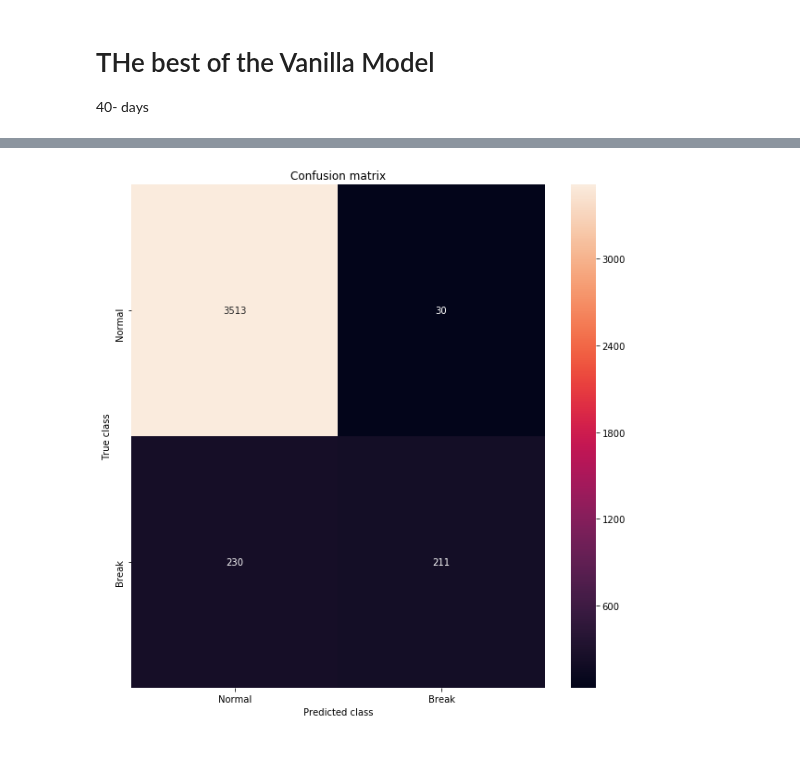
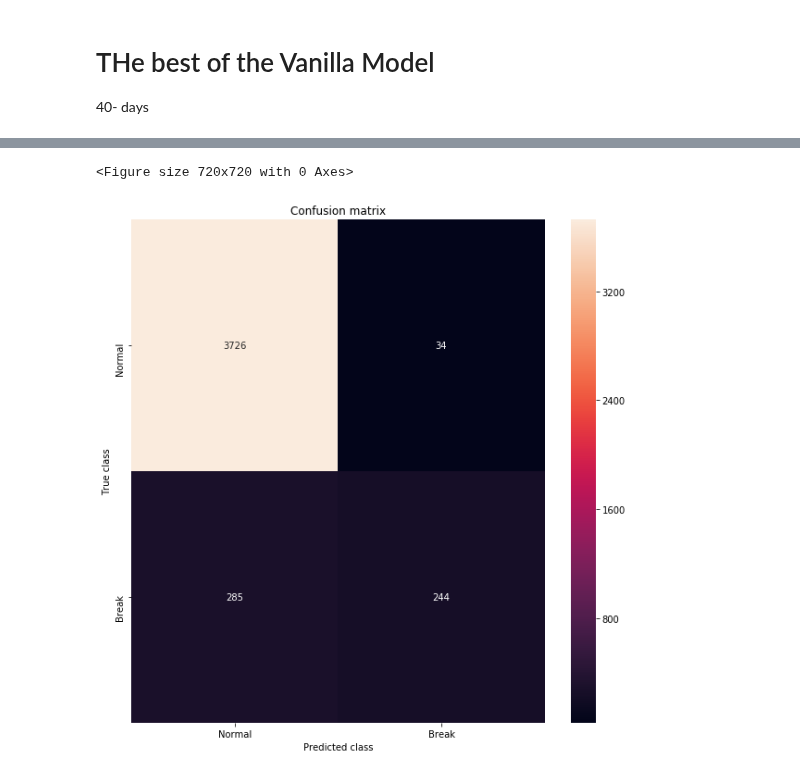
Before and after one commit to francovm/SSE, a Jupyter notebook: notebooks/14-Test-LSTM-Autoencoder.ipynb, the cells around one changed output, grey strips where cells are left out. Cells and saved outputs as stored; diff of their text form; code cells hidden in the pictures.

```diff
--- a/notebooks/14-Test-LSTM-Autoencoder.ipynb
+++ b/notebooks/14-Test-LSTM-Autoencoder.ipynb
@@ -112,7 +112,7 @@ input_y_PARI = df_PARI['Events'].values
 input_y_MAKO = df_MAKO['Events'].values
 input_y_GISB = df_GISB['Events'].values
 
-n_features_MAHI = input_X_MAHI.shape[1]  # number of features
+n_features_MAHI = 3  # number of features
 
 print(input_X_MAHI.shape,input_y_MAHI.shape)
 # %% [output]
@@ -384,3 +394,19 @@ lookback = 40
 X_1_PARI, y_pari = temporalize(X = input_X_PARI, y = input_y_PARI, lookback = lookback, input_X = input_X_PARI, input_y = input_y_PARI)
 
 X_pari = X_1_PARI.reshape(X_1_PARI.shape[0], lookback, 3)
+# %%
+lookback = 40
+X_1_MAHI, y_mahi = temporalize(X = input_X_MAHI, y = input_y_MAHI, lookback = lookback,input_X = input_X_MAHI,input_y = input_y_MAHI)
+
+X_mahi = X_1_MAHI.reshape(X_1_MAHI.shape[0], lookback, n_features_MAHI)
+# %%
+# load model
+model_40 = load_model("/home/francovm/Projects/SSE/models/Vanilla/Binary_clasifier_LSTM_SSE_40days.h5")
+
+# summarize model.
+model_40.summary()
+
+
+# evaluate the model
+scores = model_40.evaluate(X_mahi,y_mahi)
+print((scores[1]*100))
@@ -387,6 +432,10 @@ X_pari = X_1_PARI.reshape(X_1_PARI.shape[0], lookback, 3)
 # %%
-y_pred_40 = model_40.predict_classes(X_pari)
+# y_pred_40 = model_40.predict_classes(X_pari)
 
-y_pred_40_prob = model_40.predict(X_pari)
+# y_pred_40_prob = model_40.predict(X_pari)
+
+y_pred_40 = model_40.predict_classes(X_mahi)
+
+y_pred_40_prob = model_40.predict(X_mahi)
 # %%
 # evaluate the model
@@ -398,12 +451,22 @@ print((scores[1]*100))
 # %%
-conf_matrix = confusion_matrix(y_pari, y_pred_40)
+# conf_matrix = confusion_matrix(y_pari.astype(int), y_pred_40)
+conf_matrix = confusion_matrix(y_mahi.astype(int), y_pred_40)
+# conf_matrix = confusion_matrix( y_pred_40,y_pari.astype(int))
+
 
 plt.figure(figsize=(10, 10))
+# Normalise
+cmn = conf_matrix.astype('float') / conf_matrix.sum(axis=1)[:, np.newaxis]
+fig, ax = plt.subplots(figsize=(10,10))
+
 ax = sns.heatmap(conf_matrix, xticklabels=LABELS, yticklabels=LABELS, annot=True, fmt="d");
+
+# ax = sns.heatmap(cmn, xticklabels=LABELS, yticklabels=LABELS, annot=True);
 plt.title("Confusion matrix")
 plt.ylabel('True class')
 plt.xlabel('Predicted class')
 ax.set_ylim(2, 0)
 plt.show()
 # %% [output]
+<Figure size 720x720 with 0 Axes>
-[figure, old version]
+[figure, new version]
```
Also changed, not shown: parts of 72 cells of this notebook, 15 other files.
